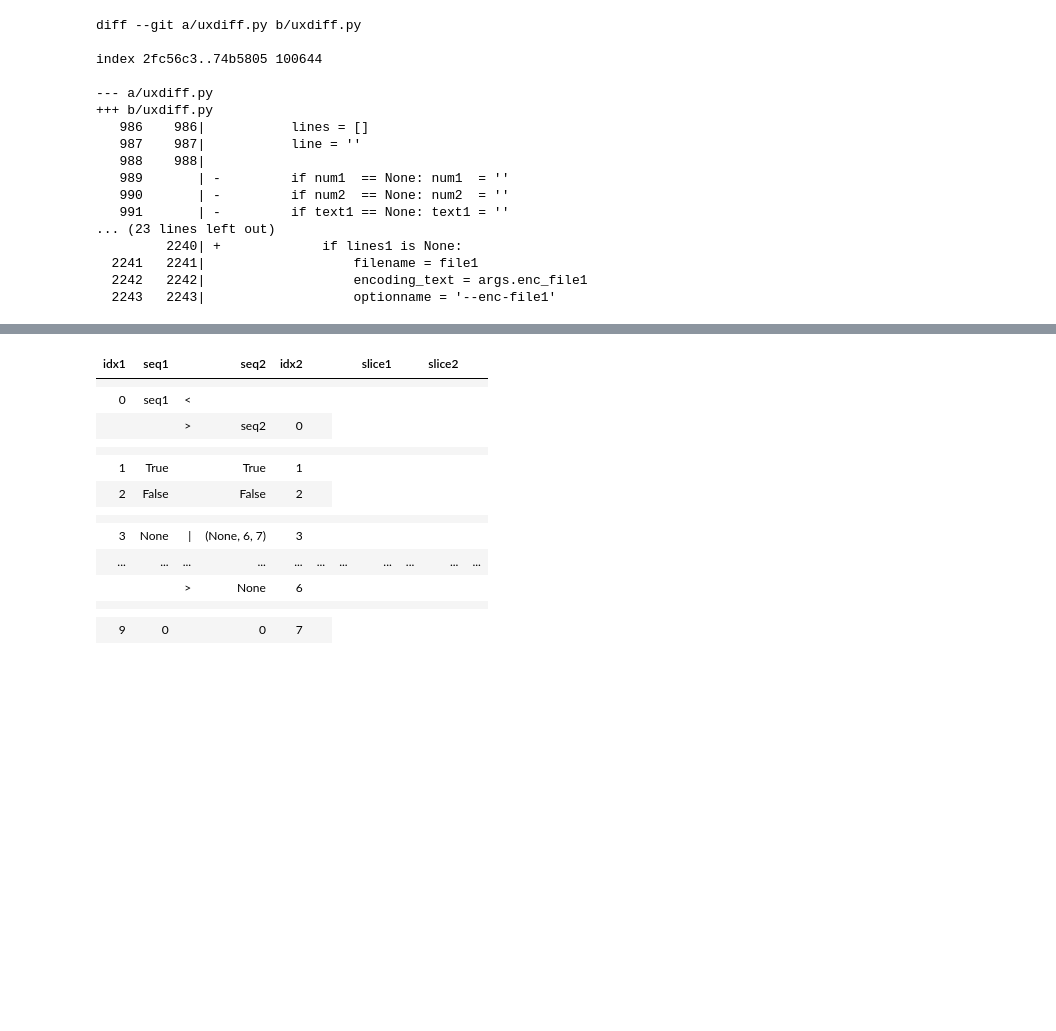
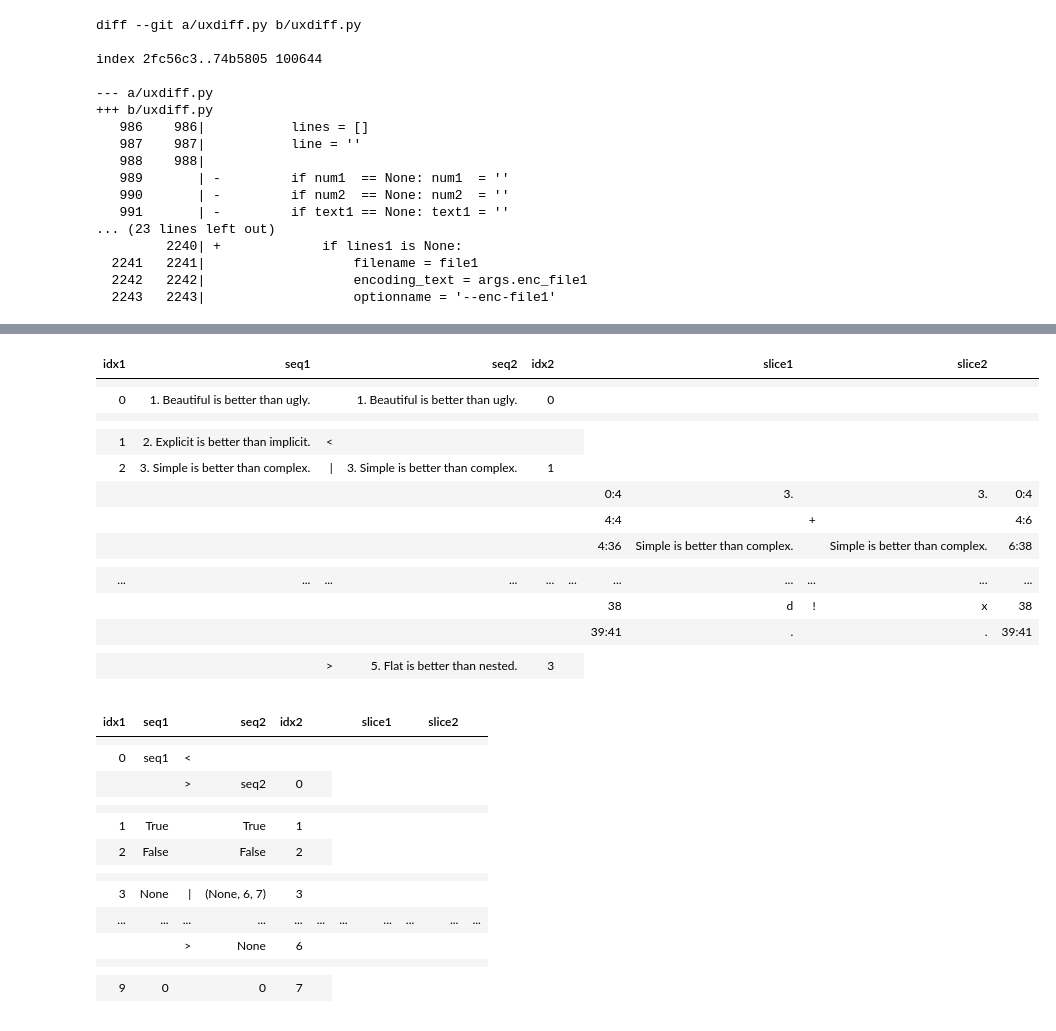
Before and after one commit to tanaga9/uxdiff, a Jupyter notebook: docs/example.ipynb, the cells around one changed output, grey strips where cells are left out. Cells and saved outputs as stored; diff of their text form; code cells hidden in the pictures; blank space fills up the shorter version.

```diff
--- a/docs/example.ipynb
+++ b/docs/example.ipynb
@@ -80,9 +80,3 @@ index 2fc56c3..74b5805 100644
   2243   2243|                   optionname = '--enc-file1'
 # %%
 import uxdiff
-# %%
-for diff in uxdiff.UniLikeDiffer(cutoff=0.5, context=1).pretty_compare(
-    "If the same content continues for a certain amount of time, it will be omitted as appropriate.".split(),
-    "If the same content continues for a certain period of time, it will omit it as appropriate.".split(),
-    width=80, withcolor=True):
-    print(diff)
@@ -100,0 +83,6 @@ for diff in uxdiff.UniLikeDiffer(cutoff=0.5, context=1).pretty_compare(
+# %%
+with open("text1.txt") as f1, open("text2.txt") as f2:
+    for diff in uxdiff.UniLikeDiffer().pretty_compare(
+        f1.readlines(), f2.readlines(),
+        withcolor=True):
+        print(diff)
@@ -101,3 +97,26 @@ for diff in uxdiff.UniLikeDiffer(cutoff=0.5, context=1).pretty_compare(
+# %%
+with open("text1.txt") as f1, open("text2.txt") as f2:
+    table = uxdiff.tabulate(uxdiff.Differ().compare(
+        f1.readlines(), f2.readlines()))
+table
+# %% [output]
+| idx1 | seq1 |  | seq2 | idx2 |  |  | slice1 |  | slice2 |  |
+|  |  |  |  |  |  |  |  |  |  |  |
+| 0 | 1. Beautiful is better than ugly. |  | 1. Beautiful is better than ugly. | 0 |  |
+|  |  |  |  |  |  |  |  |  |  |  |
+|  |  |  |  |  |  |  |  |  |  |  |
+| 1 | 2. Explicit is better than implicit. | < |  |  |  |
+| 2 | 3. Simple is better than complex. | | | 3. Simple is better than complex. | 1 |  |
+|  |  |  |  |  |  | 0:4 | 3. |  | 3. | 0:4 |
+|  |  |  |  |  |  | 4:4 |  | + |  | 4:6 |
+|  |  |  |  |  |  | 4:36 | Simple is better than complex. |  | Simple is better than complex. | 6:38 |
+|  |  |  |  |  |  |
+| ... | ... | ... | ... | ... | ... | ... | ... | ... | ... | ... |
+|  |  |  |  |  |  | 38 | d | ! | x | 38 |
+|  |  |  |  |  |  | 39:41 | . |  | . | 39:41 |
+|  |  |  |  |  |  |
+|  |  | > | 5. Flat is better than nested. | 3 |  |
+|  |  |  |  |  |  |  |  |  |  |  |
 # %%
 uxdiff.tabulate(uxdiff.Differ().compare(
     ["seq1", True, False, None, 6, 7, None, 8, 9, 0],
```
Also changed, not shown: parts of 2 cells of this notebook, 3 other files.
